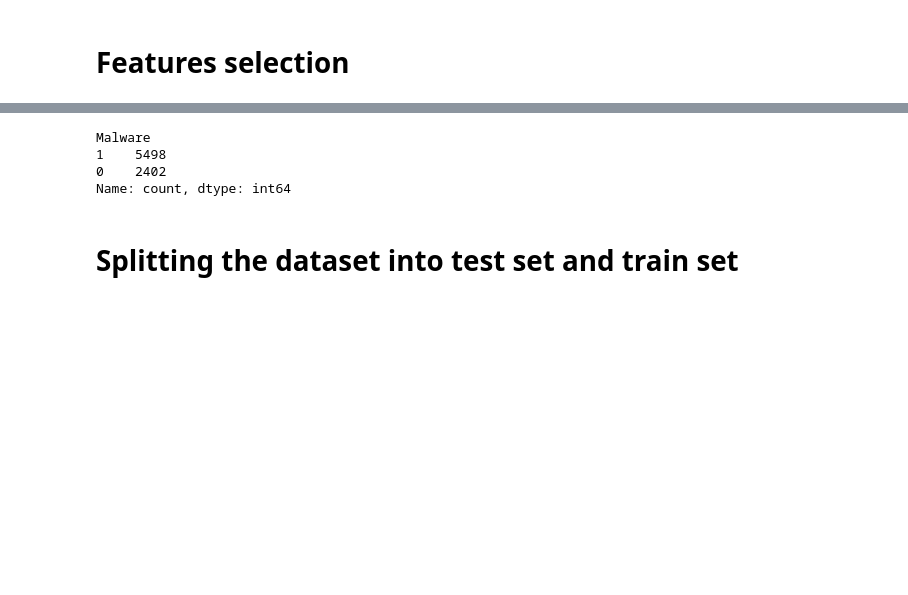
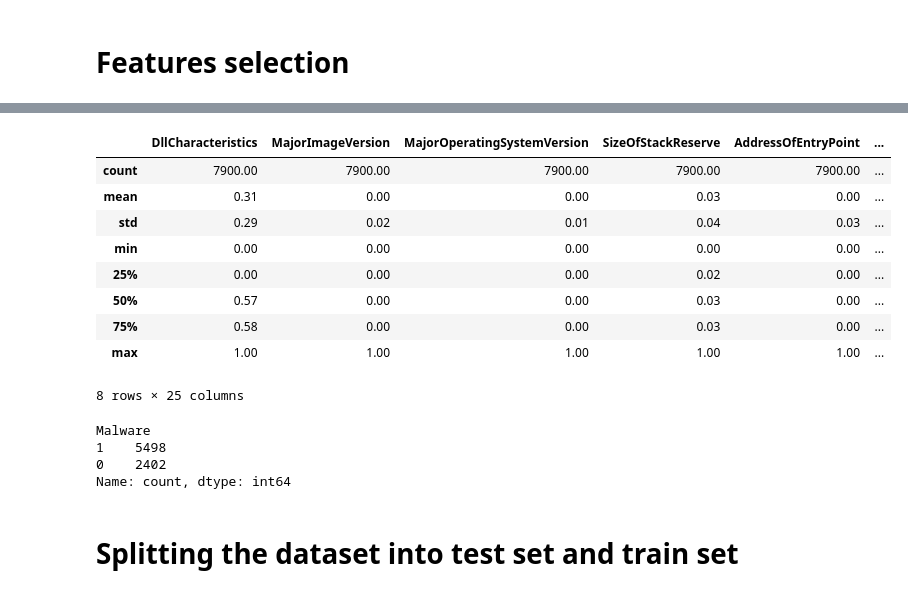
Before and after one commit to iseT1enLoc/IE105_FINAL_PROJECT, a Jupyter notebook: centralize_training_with_mlp.ipynb, the cells around one changed output, grey strips where cells are left out. Drawn from its saved outputs; the diff is of its cells as text; code cells hidden in the pictures; blank space fills up the shorter version.

```diff
--- a/centralize_training_with_mlp.ipynb
+++ b/centralize_training_with_mlp.ipynb
@@ -62,0 +101,8 @@ df = df[selected_columns].iloc[:7900,:]
+# %%
+from sklearn.preprocessing import MinMaxScaler
+scaler = MinMaxScaler()
+# %%
+features = df.drop(columns=["Malware"])
+label = df['Malware']
+# %%
+scaled_features = scaler.fit_transform(features)
@@ -63,3 +113,16 @@ df = df[selected_columns].iloc[:7900,:]
+# %%
+df.describe().round(2)
+# %% [output]
+|  | DllCharacteristics | MajorImageVersion | MajorOperatingSystemVersion | SizeOfStackReserve | AddressOfEntryPoint | ... |
+| count | 7900.00 | 7900.00 | 7900.00 | 7900.00 | 7900.00 | ... |
+| mean | 0.31 | 0.00 | 0.00 | 0.03 | 0.00 | ... |
+| std | 0.29 | 0.02 | 0.01 | 0.04 | 0.03 | ... |
+| min | 0.00 | 0.00 | 0.00 | 0.00 | 0.00 | ... |
+| 25% | 0.00 | 0.00 | 0.00 | 0.02 | 0.00 | ... |
+| 50% | 0.57 | 0.00 | 0.00 | 0.03 | 0.00 | ... |
+| 75% | 0.58 | 0.00 | 0.00 | 0.03 | 0.00 | ... |
+| max | 1.00 | 1.00 | 1.00 | 1.00 | 1.00 | ... |
+8 rows × 25 columns
 # %%
 y = df["Malware"]
 x = df.drop(columns = ["Malware"])
```
Also changed, not shown: parts of 32 cells of this notebook, 15 other files.
